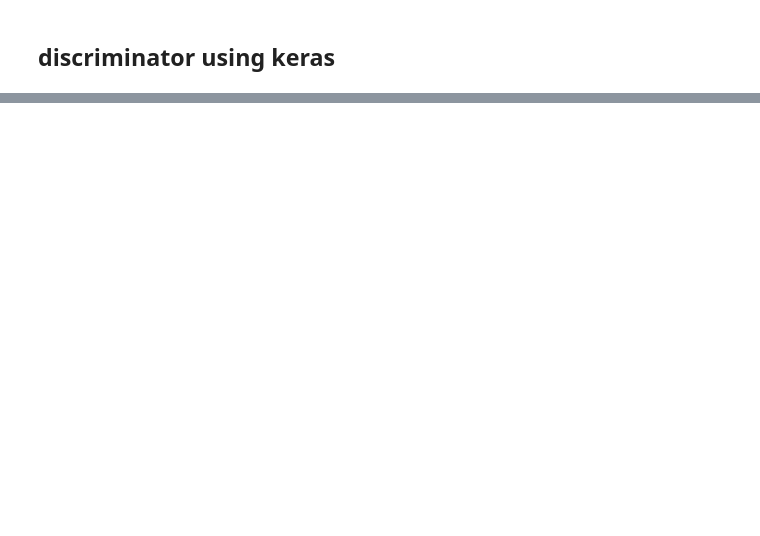
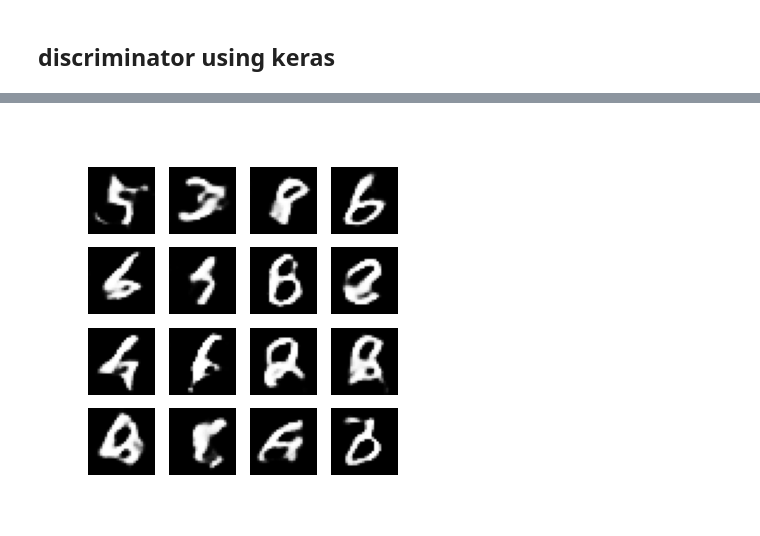
Before and after one commit to daemonX10/Machine-Learning, a Jupyter notebook: 6.0 Deep Learning/Ineuron/5.0 GAN/GanBasic-Fashion.ipynb, the cells around one changed output, grey strips where cells are left out. Saved outputs shown, nothing was run; the diff lists cells and outputs as text; code cells hidden in the pictures; blank space fills up the shorter version.

```diff
--- a/6.0 Deep Learning/Ineuron/5.0 GAN/GanBasic-Fashion.ipynb
+++ b/6.0 Deep Learning/Ineuron/5.0 GAN/GanBasic-Fashion.ipynb
@@ -589,0 +564,7 @@ from torch.utils.tensorboard import SummaryWriter
+# %%
+def display_image(epoch_no):
+    return PIL.Image.open('image_at_epoch_{:04d}.png'.format(epoch_no))
+# %%
+display_image(EPOCHS)
+# %% [output]
+[figure, added]
```
Also changed, not shown: parts of 43 cells of this notebook.
